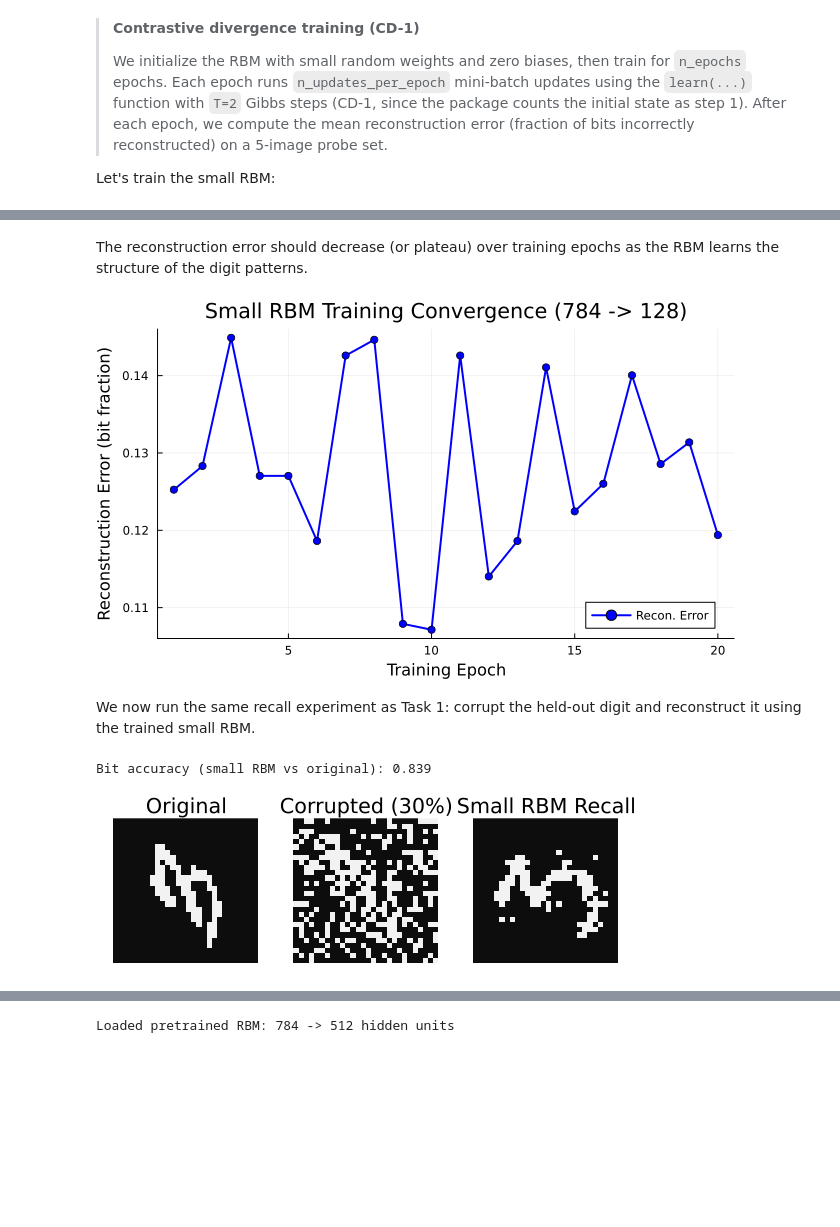
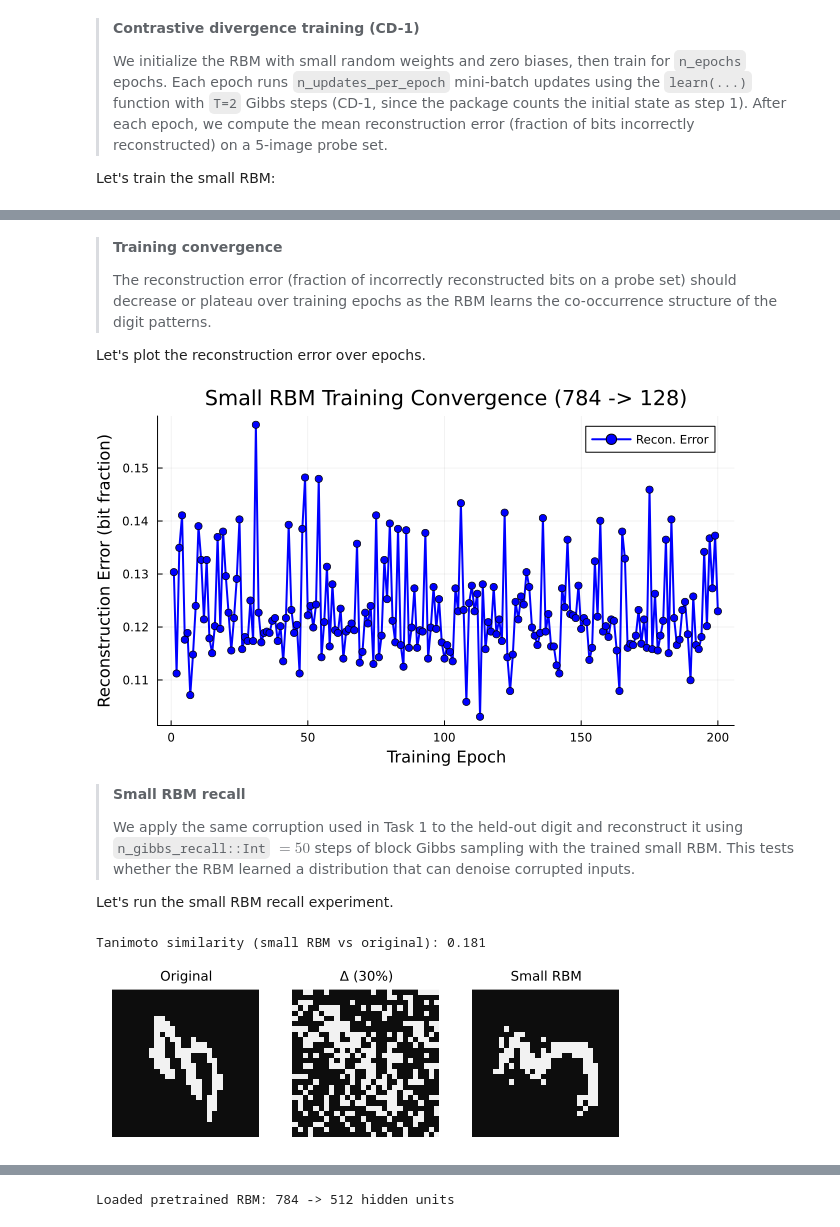
Before and after one commit to varnerlab/PS4-CHEME-5820-S2025, a Jupyter notebook: PS4-CHEME-5820-Solution-RBM-Fingerprints-S2025.ipynb, the cells around one changed output, grey strips where cells are left out. Drawn from its saved outputs; the diff is of its cells as text; code cells hidden in the pictures; blank space fills up the shorter version.

```diff
--- a/PS4-CHEME-5820-Solution-RBM-Fingerprints-S2025.ipynb
+++ b/PS4-CHEME-5820-Solution-RBM-Fingerprints-S2025.ipynb
@@ -35,14 +40,14 @@ n_pixels  = n_rows * n_cols;        # 784 visible units
 # Data loading
 number_of_examples   = 50;          # patterns to store in memory matrix (Task 1)
 digit_for_experiment = 3;           # MNIST digit to use (0-9)
-digit_to_compare     = 8;           # second digit for cross-model comparison
+digit_to_compare     = 7;           # second digit for cross-model comparison
 n_train              = 50;          # training examples for small RBM (Task 2)
 
 # Small RBM architecture (Task 2)
 n_visible       = n_pixels;         # 784 visible units
 n_hidden_small  = 128;              # hidden units in small RBM
-n_epochs        = 20;               # training epochs
-batchsize_train = 10;               # mini-batch size
+n_epochs        = 200;               # training epochs
+batchsize_train = 20;               # mini-batch size
 n_updates_per_epoch = ceil(Int, n_train / batchsize_train);
 eta_train       = 0.01;             # learning rate
 beta_train      = 1.0;             # inverse temperature during training
@@ -244,9 +271,13 @@ Let's train the small RBM:
 # %%
 rbm_small, reconstruction_errors = let
 
+    # build W (diag = 0)
+    W = 0.01 * randn(n_visible, n_hidden_small);
+    W[diagind(W)] .= 0.0;
+
     # initialize model
     rbm = build(MyRestrictedBoltzmannMachineModel, (
-        W = 0.01 * randn(n_visible, n_hidden_small),
+        W = W,
         b = zeros(n_hidden_small),
         a = zeros(n_visible)
     ));
@@ -287,5 +331,9 @@ Epoch  20 | recon error = 0.1194
 # %% [markdown]
-The reconstruction error should decrease (or plateau) over training epochs as the RBM learns the structure of the digit patterns.
+> __Training convergence__
+>
+> The reconstruction error (fraction of incorrectly reconstructed bits on a probe set) should decrease or plateau over training epochs as the RBM learns the co-occurrence structure of the digit patterns.
+
+Let's plot the reconstruction error over epochs.
 # %%
 let
     plot(1:n_epochs, reconstruction_errors,
@@ -296,9 +344,13 @@ let
          lw = 2, color = :blue, marker = :circle, size = (650, 380))
 end
 # %% [output]
-[figure, old version]
+[figure, new version]
 # %% [markdown]
-We now run the same recall experiment as Task 1: corrupt the held-out digit and reconstruct it using the trained small RBM.
+> __Small RBM recall__
+>
+> We apply the same corruption used in Task 1 to the held-out digit and reconstruct it using `n_gibbs_recall::Int` $= 50$ steps of block Gibbs sampling with the trained small RBM. This tests whether the RBM learned a distribution that can denoise corrupted inputs.
+
+Let's run the small RBM recall experiment.
 # %%
 v_rbm_recalled = let
 
@@ -311,17 +363,17 @@ v_rbm_recalled = let
     v_rec
 end;
 # %% [output]
-Bit accuracy (small RBM vs original): 0.839
+Tanimoto similarity (small RBM vs original): 0.181
 # %%
 let
     imgs   = [decode(v_original), decode(v_corrupted), decode(v_rbm_recalled)];
     titles = ["Original",
-              "Corrupted ($(round(Int, corruption_frac*100))%)",
-              "Small RBM Recall"];
+              "Δ ($(round(Int, corruption_frac*100))%)",
+              "Small RBM"];
     p_list = [heatmap(img, c=:grays, colorbar=false, aspect_ratio=1,
-                      title=t, axis=false, ticks=false)
+                      title=t, titlefontsize=9, axis=false, ticks=false)
               for (img, t) in zip(imgs, titles)];
     plot(p_list..., layout=(1, 3), size=(540, 180))
 end
 # %% [output]
-[figure, old version]
+[figure, new version]
```
Also changed, not shown: parts of 38 cells of this notebook, 2 other files.
